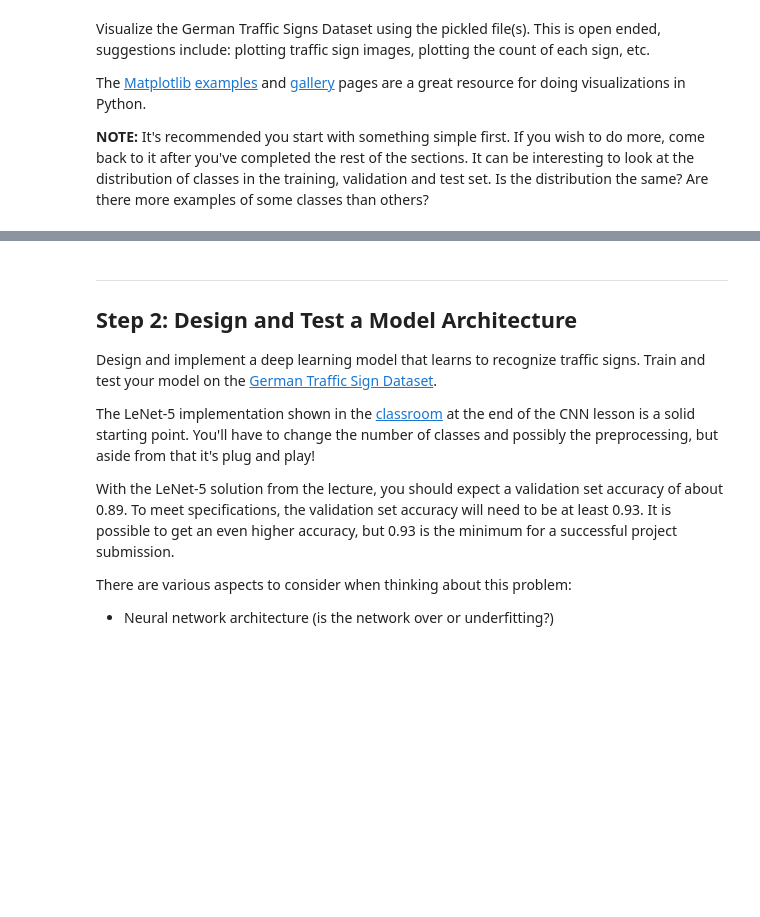
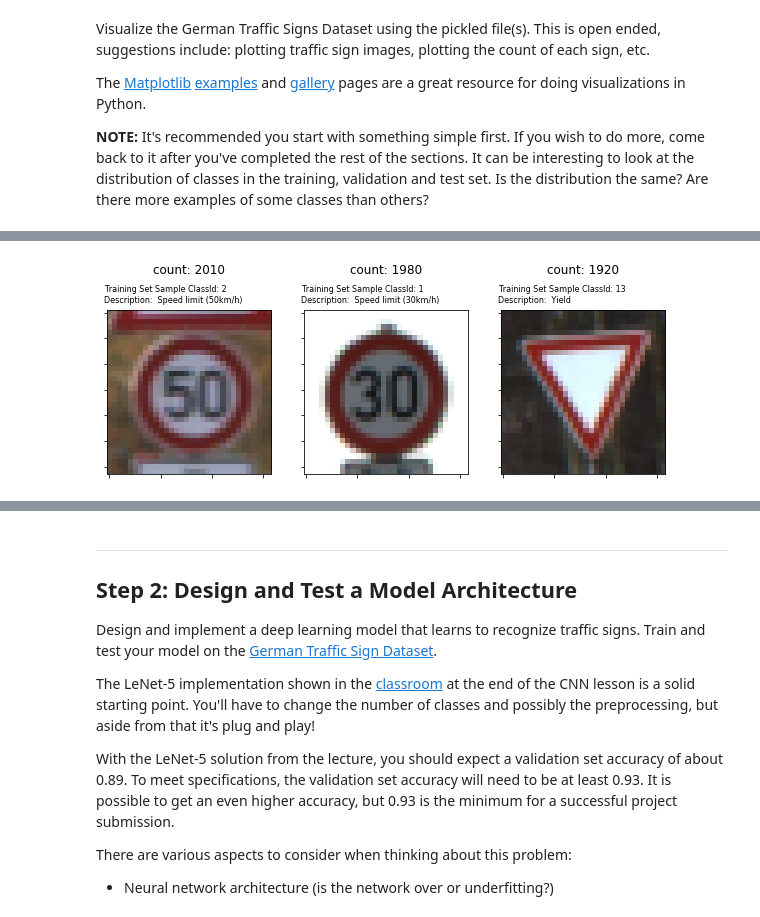
Before and after one commit to stevenwudi/CarND-Traffic-Sign-Classifier-Project, a Jupyter notebook: Traffic_Sign_Classifier.ipynb, the cells around one changed output, grey strips where cells are left out. Drawn from its saved outputs; the diff is of its cells as text; code cells hidden in the pictures; blank space fills up the shorter version.

```diff
--- a/Traffic_Sign_Classifier.ipynb
+++ b/Traffic_Sign_Classifier.ipynb
@@ -54,3 +55,7 @@ The pickled data is a dictionary with 4 key/value pairs:
 Complete the basic data summary below. Use python, numpy and/or pandas methods to calculate the data summary rather than hard coding the results. For example, the [pandas shape method](http://pandas.pydata.org/pandas-docs/stable/generated/pandas.DataFrame.shape.html) might be useful for calculating some of the summary results.
 # %% [markdown]
 ### Provide a Basic Summary of the Data Set Using Python, Numpy and/or Pandas
+# %%
+import pandas as pd
+classLabelList = pd.read_csv('signnames.csv')
+classLabelList.keys()
@@ -90,3 +99,12 @@ Visualize the German Traffic Signs Dataset using the pickled file(s). This is op
 The [Matplotlib](http://matplotlib.org/) [examples](http://matplotlib.org/examples/index.html) and [gallery](http://matplotlib.org/gallery.html) pages are a great resource for doing visualizations in Python.
 
 **NOTE:** It's recommended you start with something simple first. If you wish to do more, come back to it after you've completed the rest of the sections. It can be interesting to look at the distribution of classes in the training, validation and test set. Is the distribution the same? Are there more examples of some classes than others?
+# %%
+### Count the instance number for difference classes.
+unique_class, unique_count = np.unique(y_train, return_counts=True)
+train_sortedLabels = np.argsort(unique_count)
+
+unique_class_test, unique_count_test = np.unique(y_test, return_counts=True)
+test_sortedLabels = np.argsort(unique_count_test)
+print(unique_count)
+print(train_sortedLabels[unique_class])
@@ -102,0 +124,69 @@ plt.imshow(X_train[210])
+# %%
+# draw the max size picture for training and testing
+print("Top Three Maximum count Samples:")
+fg, (ax1, ax2, ax3) = plt.subplots(1, 3, figsize=(10, 10))
+
+class_id = train_sortedLabels[-1]
+img_idx = np.where(y_train==class_id)
+train_index = np.random.choice(img_idx[0])
+ax1.imshow(X_train[train_index])
+ax1.set_title('count: %d\n\n'%(unique_count[class_id]))
+train_description = classLabelList[classLabelList.ClassId==class_id].SignName.to_string(header=False,index=False)
+ax1.text(-1.0,-2.0,'Training Set Sample ClassId: %d\nDescription:  %s'%(class_id, train_description), fontsize=8)
+
+class_id = train_sortedLabels[-2]
+img_idx = np.where(y_train==class_id)
+train_index = np.random.choice(img_idx[0])
+ax2.imshow(X_train[train_index])
+ax2.set_title('count: %d\n\n'%(unique_count[class_id]))
+train_description = classLabelList[classLabelList.ClassId==y_train[train_index]].SignName.to_string(header=False,index=False)
+ax2.text(-1.0,-2.0,'Training Set Sample ClassId: %d\nDescription:  %s'%(class_id, train_description), fontsize=8)
+
+class_id = train_sortedLabels[-3]
+img_idx = np.where(y_train==class_id)
+train_index = np.random.choice(img_idx[0])
+ax3.imshow(X_train[train_index])
+ax3.set_title('count: %d\n\n'%(unique_count[class_id]))
+train_description = classLabelList[classLabelList.ClassId==y_train[train_index]].SignName.to_string(header=False,index=False)
+ax3.text(-1.0,-2.0,'Training Set Sample ClassId: %d\nDescription:  %s'%(class_id, train_description), fontsize=8)
+
+
+plt.setp([a.get_xticklabels() for a in fg.axes], visible=False)
+plt.setp([a.get_yticklabels() for a in fg.axes], visible=False)
+
+plt.show()
+
+### We also plot bottom three least example images:
+print("Bottom three least example images:")
+fg, (ax1, ax2, ax3) = plt.subplots(1, 3, figsize=(10, 10))
+
+class_id = train_sortedLabels[0]
+img_idx = np.where(y_train==class_id)
+train_index = np.random.choice(img_idx[0])
+ax1.imshow(X_train[train_index])
+ax1.set_title('count: %d\n\n'%(unique_count[class_id]))
+train_description = classLabelList[classLabelList.ClassId==class_id].SignName.to_string(header=False,index=False)
+ax1.text(-1.0,-2.0,'Training Set Sample ClassId: %d\nDescription:  %s'%(class_id, train_description), fontsize=8)
+
+class_id = train_sortedLabels[1]
+img_idx = np.where(y_train==class_id)
+train_index = np.random.choice(img_idx[0])
+ax2.imshow(X_train[train_index])
+ax2.set_title('count: %d\n\n'%(unique_count[class_id]))
+train_description = classLabelList[classLabelList.ClassId==y_train[train_index]].SignName.to_string(header=False,index=False)
+ax2.text(-1.0,-2.0,'Training Set Sample ClassId: %d\nDescription:  %s'%(class_id, train_description), fontsize=8)
+
+class_id = train_sortedLabels[2]
+img_idx = np.where(y_train==class_id)
+train_index = np.random.choice(img_idx[0])
+ax3.imshow(X_train[train_index])
+ax3.set_title('count: %d\n\n'%(unique_count[class_id]))
+train_description = classLabelList[classLabelList.ClassId==y_train[train_index]].SignName.to_string(header=False,index=False)
+ax3.text(-1.0,-2.0,'Training Set Sample ClassId: %d\nDescription:  %s'%(class_id, train_description), fontsize=8)
+
+
+plt.setp([a.get_xticklabels() for a in fg.axes], visible=False)
+plt.setp([a.get_yticklabels() for a in fg.axes], visible=False)
+
+plt.show()
+# %% [output]
@@ -102,0 +194 @@ plt.imshow(X_train[210])
+[figure, added]
```
Also changed, not shown: parts of 24 cells of this notebook, 20 other files.
